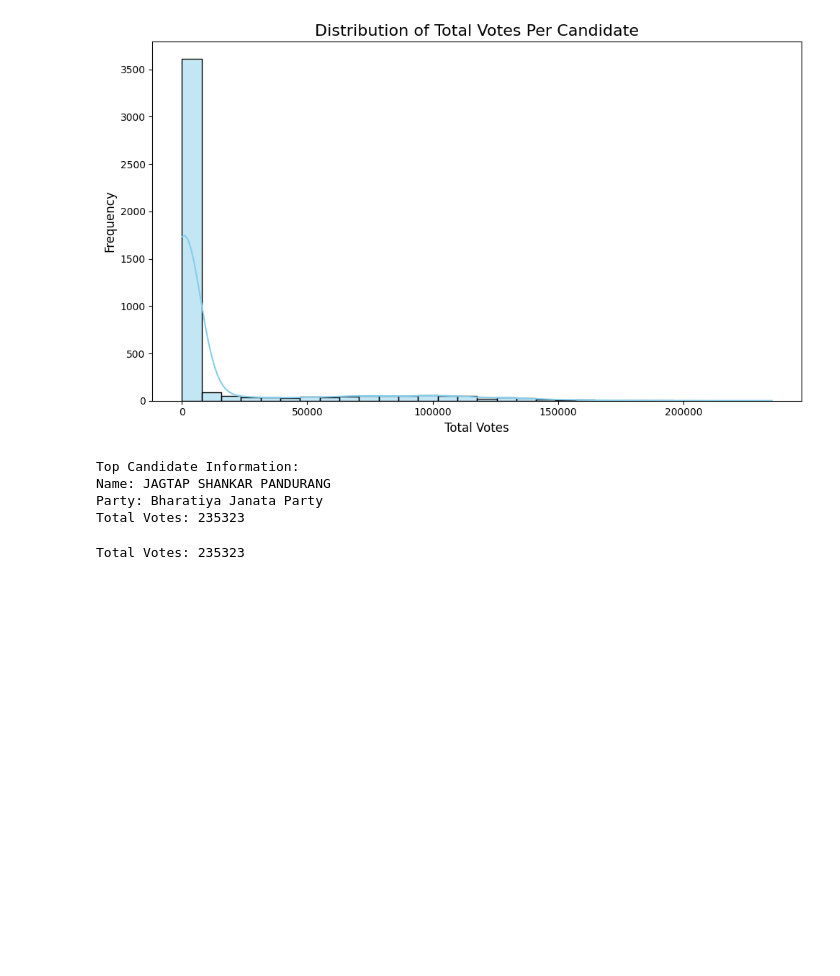
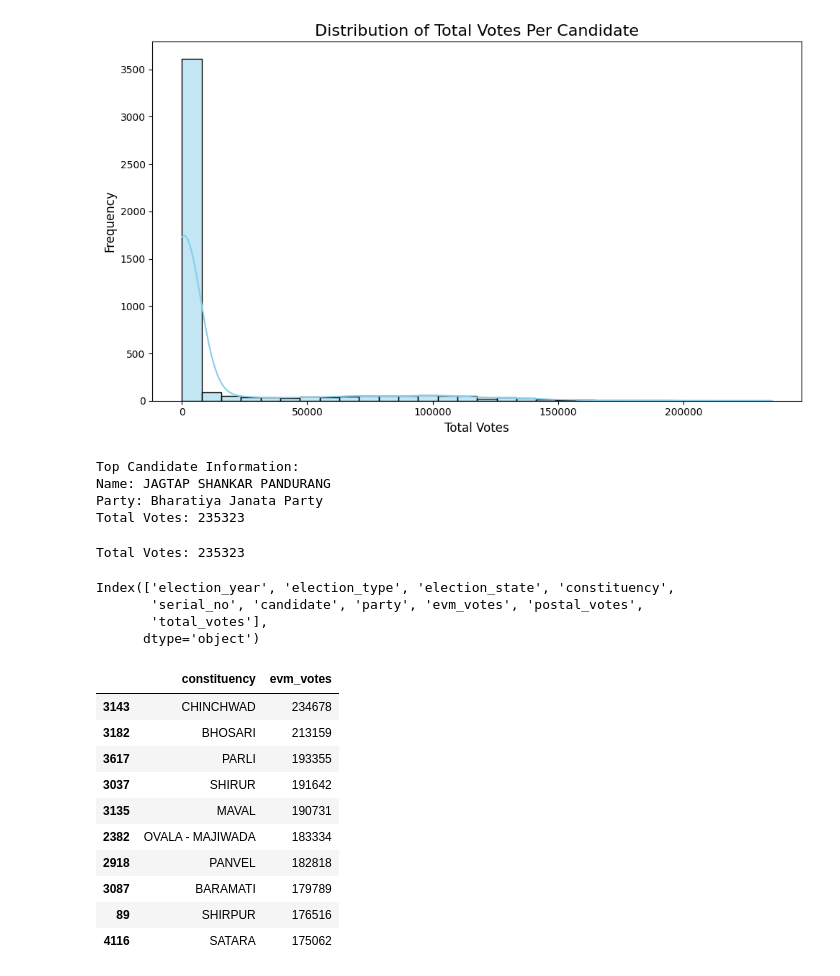
Before and after one commit to dungdungptit/Machine-Learning, a Jupyter notebook: prac.ipynb, the cells around one changed output. Saved outputs shown, nothing was run; the diff lists cells and outputs as text; code cells hidden in the pictures; blank space fills up the shorter version.

```diff
--- a/prac.ipynb
+++ b/prac.ipynb
@@ -193,3 +193,24 @@ Total Votes: 235323
 print(f"Total Votes: {top_candidate['total_votes']}")
 # %% [output]
 Total Votes: 235323
+# %%
+mh.columns
+# %% [output]
+Index(['election_year', 'election_type', 'election_state', 'constituency',
+       'serial_no', 'candidate', 'party', 'evm_votes', 'postal_votes',
+       'total_votes'],
+      dtype='object')
+# %%
+mh[['constituency','evm_votes']].sort_values(by='evm_votes', ascending=False).head(10)
+# %% [output]
+|  | constituency | evm_votes |
+| 3143 | CHINCHWAD | 234678 |
+| 3182 | BHOSARI | 213159 |
+| 3617 | PARLI | 193355 |
+| 3037 | SHIRUR | 191642 |
+| 3135 | MAVAL | 190731 |
+| 2382 | OVALA - MAJIWADA | 183334 |
+| 2918 | PANVEL | 182818 |
+| 3087 | BARAMATI | 179789 |
+| 89 | SHIRPUR | 176516 |
+| 4116 | SATARA | 175062 |
```
Also changed, not shown: parts of 4 cells of this notebook, 5 other files.
